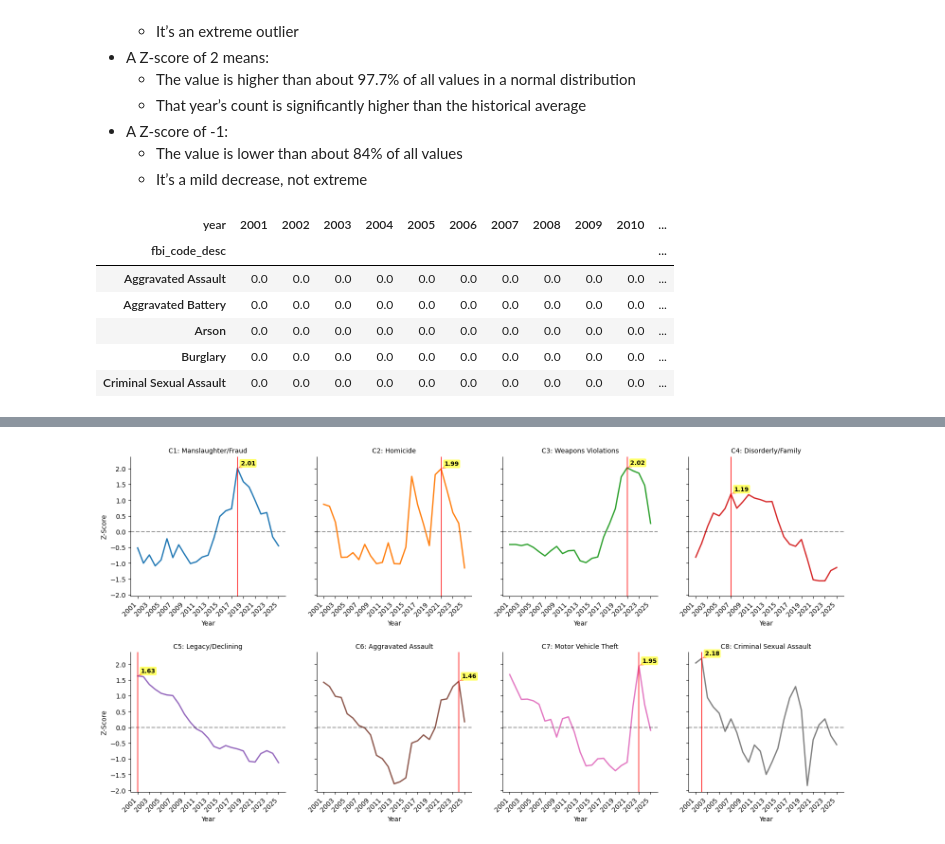
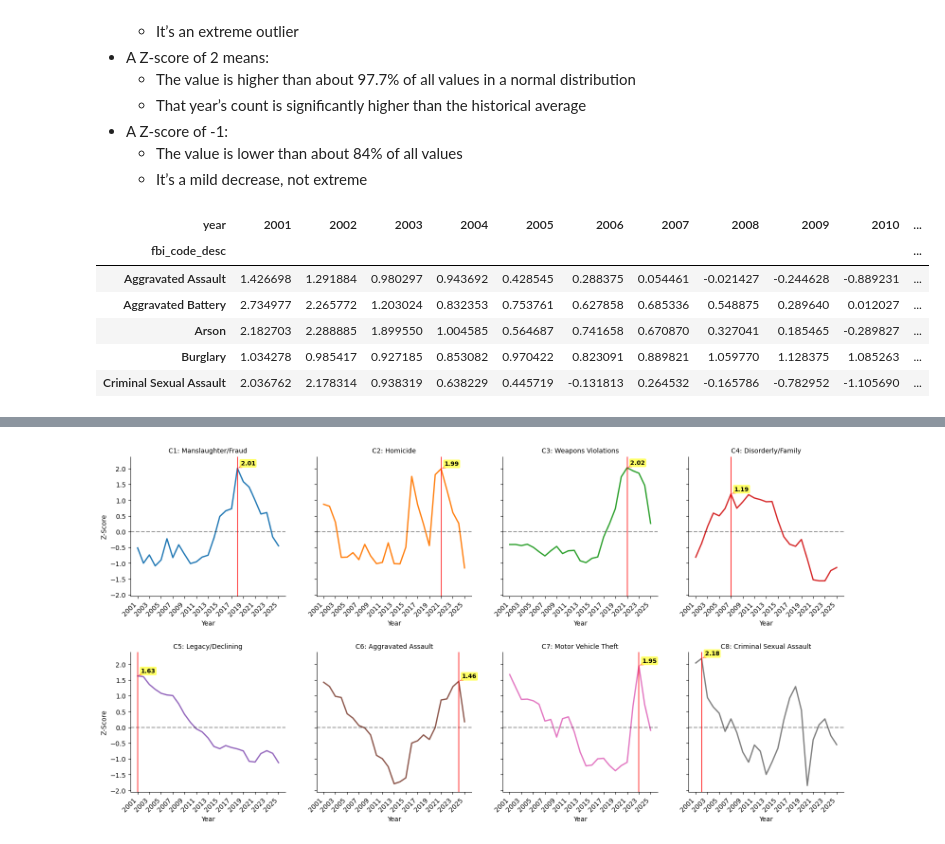
Before and after one commit to SirErikPak/ChicagoCrime, a Jupyter notebook: Notebook/ChicagoCrimeDataAnalysis.ipynb, the cells around one changed output, grey strips where cells are left out. Cells and saved outputs as stored; diff of their text form; code cells hidden in the pictures.

```diff
--- a/Notebook/ChicagoCrimeDataAnalysis.ipynb
+++ b/Notebook/ChicagoCrimeDataAnalysis.ipynb
@@ -94,21 +96,15 @@ sector                   139    0.0016%
     - The value is lower than about 84% of all values
     - It’s a mild decrease, not extreme
 # %%
-# Aggregate counts
-yearly = (
-    df.groupby(['year', 'fbi_code_desc'], observed=False)
-    .size()
-    .reset_index(name='count')
-)
 # Calculate z-scores
-z_score = z_score.calculate_crime_zscores(yearly, 'fbi_code_desc', 'year')
+z_score = z_score.calculate_crime_zscores(df, 'fbi_code_desc', 'year')
 # Display
 z_score.head()
 # %% [output]
 | year | 2001 | 2002 | 2003 | 2004 | 2005 | 2006 | 2007 | 2008 | 2009 | 2010 | ... |
 | fbi_code_desc |  |  |  |  |  |  |  |  |  |  | ... |
-| Aggravated Assault | 0.0 | 0.0 | 0.0 | 0.0 | 0.0 | 0.0 | 0.0 | 0.0 | 0.0 | 0.0 | ... |
-| Aggravated Battery | 0.0 | 0.0 | 0.0 | 0.0 | 0.0 | 0.0 | 0.0 | 0.0 | 0.0 | 0.0 | ... |
-| Arson | 0.0 | 0.0 | 0.0 | 0.0 | 0.0 | 0.0 | 0.0 | 0.0 | 0.0 | 0.0 | ... |
-| Burglary | 0.0 | 0.0 | 0.0 | 0.0 | 0.0 | 0.0 | 0.0 | 0.0 | 0.0 | 0.0 | ... |
-| Criminal Sexual Assault | 0.0 | 0.0 | 0.0 | 0.0 | 0.0 | 0.0 | 0.0 | 0.0 | 0.0 | 0.0 | ... |
+| Aggravated Assault | 1.426698 | 1.291884 | 0.980297 | 0.943692 | 0.428545 | 0.288375 | 0.054461 | -0.021427 | -0.244628 | -0.889231 | ... |
+| Aggravated Battery | 2.734977 | 2.265772 | 1.203024 | 0.832353 | 0.753761 | 0.627858 | 0.685336 | 0.548875 | 0.289640 | 0.012027 | ... |
+| Arson | 2.182703 | 2.288885 | 1.899550 | 1.004585 | 0.564687 | 0.741658 | 0.670870 | 0.327041 | 0.185465 | -0.289827 | ... |
+| Burglary | 1.034278 | 0.985417 | 0.927185 | 0.853082 | 0.970422 | 0.823091 | 0.889821 | 1.059770 | 1.128375 | 1.085263 | ... |
+| Criminal Sexual Assault | 2.036762 | 2.178314 | 0.938319 | 0.638229 | 0.445719 | -0.131813 | 0.264532 | -0.165786 | -0.782952 | -1.105690 | ... |
```
Also changed, not shown: parts of 8 cells of this notebook, 4 other files.
